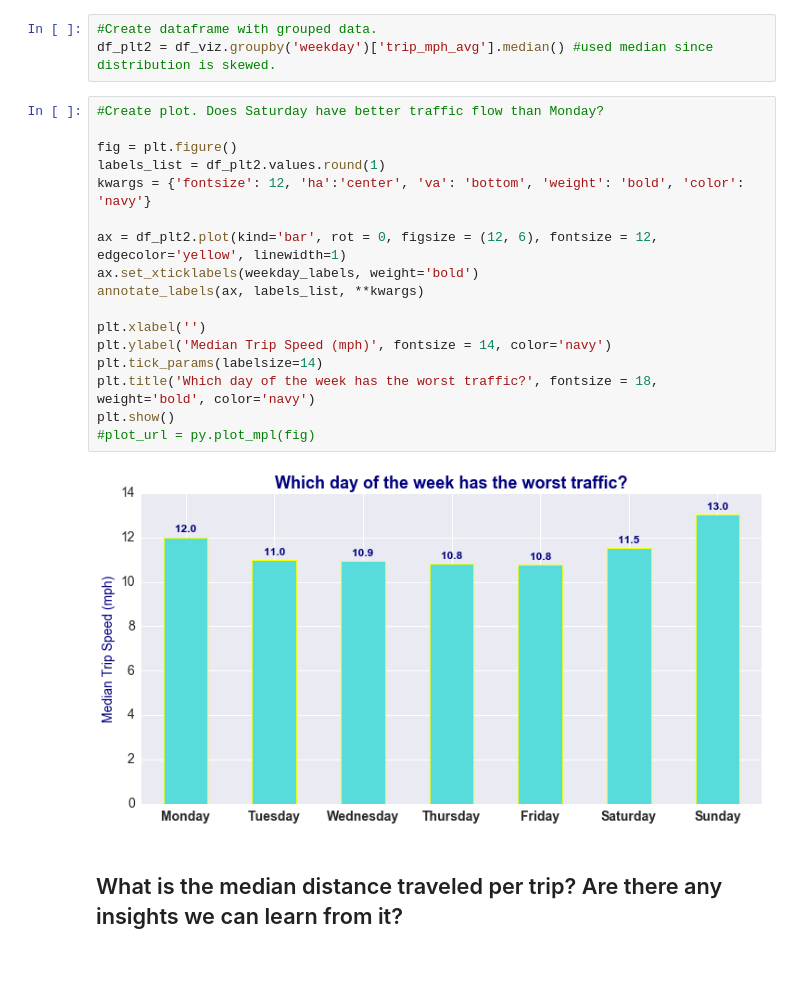
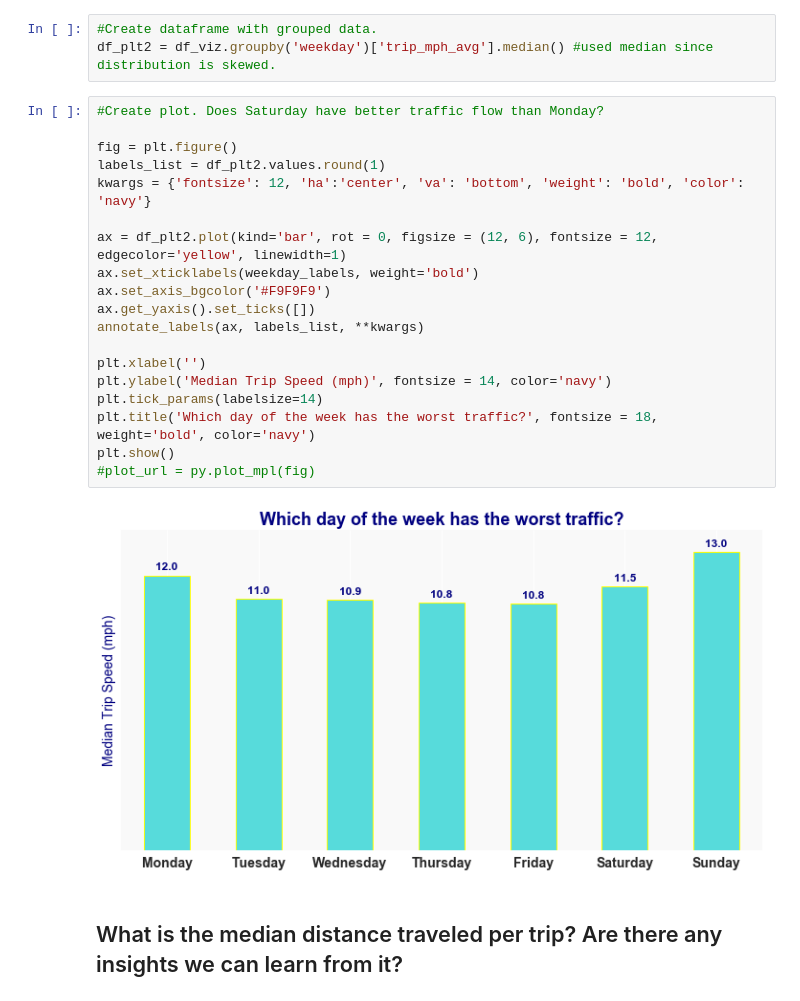
Before and after one commit to geoninja/Uber-Data-Analysis, a Jupyter notebook: NYC_Uber_Rides.ipynb, the cells around one changed output. Saved outputs shown, nothing was run; the diff lists cells and outputs as text; blank space fills up the shorter version.

Commit message:
more changes to images

```diff
--- a/NYC_Uber_Rides.ipynb
+++ b/NYC_Uber_Rides.ipynb
@@ -902,22 +905,24 @@ df_plt2 = df_viz.groupby('weekday')['trip_mph_avg'].median() #used median since
 # %%
 #Create plot. Does Saturday have better traffic flow than Monday?
 
 fig = plt.figure()
 labels_list = df_plt2.values.round(1)
 kwargs = {'fontsize': 12, 'ha':'center', 'va': 'bottom', 'weight': 'bold', 'color': 'navy'}
 
 ax = df_plt2.plot(kind='bar', rot = 0, figsize = (12, 6), fontsize = 12, edgecolor='yellow', linewidth=1)
 ax.set_xticklabels(weekday_labels, weight='bold')
+ax.set_axis_bgcolor('#F9F9F9')
+ax.get_yaxis().set_ticks([])
 annotate_labels(ax, labels_list, **kwargs)
 
 plt.xlabel('')
 plt.ylabel('Median Trip Speed (mph)', fontsize = 14, color='navy')
 plt.tick_params(labelsize=14)
 plt.title('Which day of the week has the worst traffic?', fontsize = 18, weight='bold', color='navy')
 plt.show()
 #plot_url = py.plot_mpl(fig)
 # %% [output]
-[figure, old version]
+[figure, new version]
 # %% [markdown]
 ## What is the median distance traveled per trip? Are there any insights we can learn from it?
 # %%
```
Also changed, not shown: parts of 3 cells of this notebook, 4 other files.
